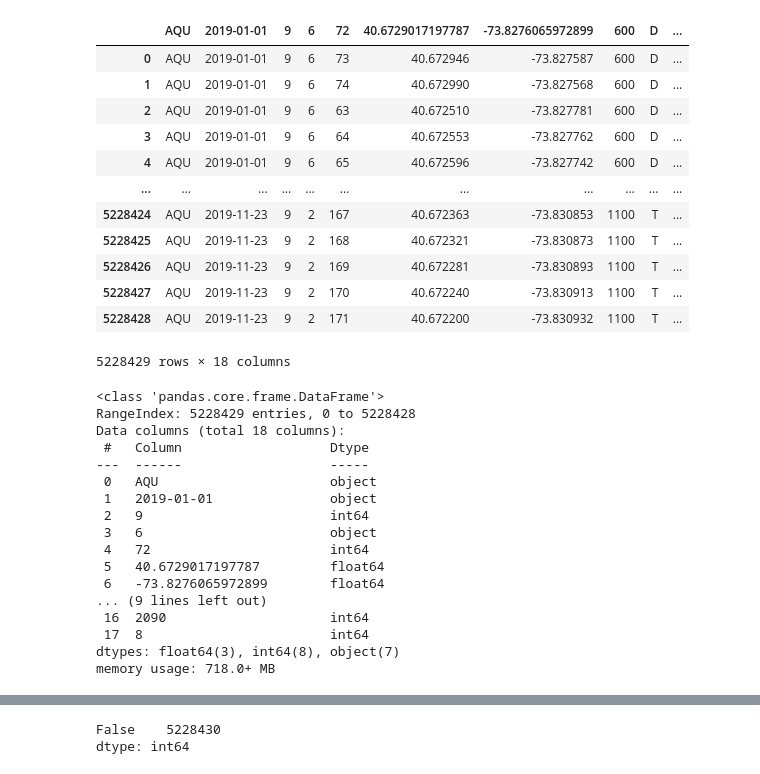
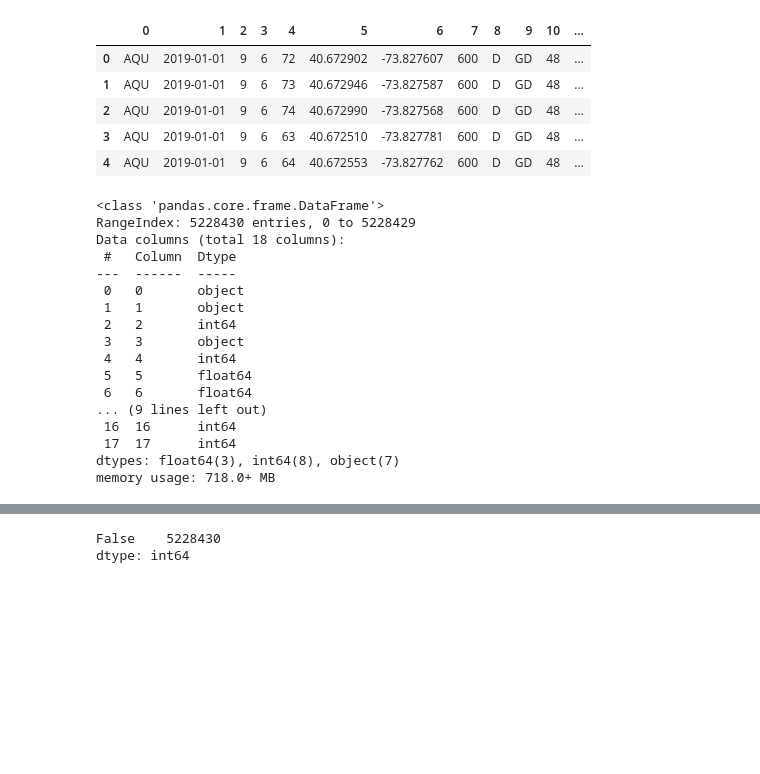
Before and after one commit to dashbringhurst/derby-project, a Jupyter notebook: wrangle.ipynb, the cells around one changed output, grey strips where cells are left out. Saved outputs shown, nothing was run; the diff lists cells and outputs as text; code cells hidden in the pictures; blank space fills up the shorter version.

```diff
--- a/wrangle.ipynb
+++ b/wrangle.ipynb
@@ -5,40 +5,33 @@ import numpy as np
 import matplotlib.pyplot as plt
 import seaborn as sns
 # %%
-df = pd.read_csv('nyra_2019_complete.csv', low_memory=False)
+df = pd.read_csv('nyra_2019_complete.csv', low_memory=False, header=None)
 # %%
-df
+df.head()
 # %% [output]
-|  | AQU | 2019-01-01 | 9 | 6 | 72 | 40.6729017197787 | -73.8276065972899 | 600 | D | ... |
-| 0 | AQU | 2019-01-01 | 9 | 6 | 73 | 40.672946 | -73.827587 | 600 | D | ... |
-| 1 | AQU | 2019-01-01 | 9 | 6 | 74 | 40.672990 | -73.827568 | 600 | D | ... |
-| 2 | AQU | 2019-01-01 | 9 | 6 | 63 | 40.672510 | -73.827781 | 600 | D | ... |
-| 3 | AQU | 2019-01-01 | 9 | 6 | 64 | 40.672553 | -73.827762 | 600 | D | ... |
-| 4 | AQU | 2019-01-01 | 9 | 6 | 65 | 40.672596 | -73.827742 | 600 | D | ... |
-| ... | ... | ... | ... | ... | ... | ... | ... | ... | ... | ... |
-| 5228424 | AQU | 2019-11-23 | 9 | 2 | 167 | 40.672363 | -73.830853 | 1100 | T | ... |
-| 5228425 | AQU | 2019-11-23 | 9 | 2 | 168 | 40.672321 | -73.830873 | 1100 | T | ... |
-| 5228426 | AQU | 2019-11-23 | 9 | 2 | 169 | 40.672281 | -73.830893 | 1100 | T | ... |
-| 5228427 | AQU | 2019-11-23 | 9 | 2 | 170 | 40.672240 | -73.830913 | 1100 | T | ... |
-| 5228428 | AQU | 2019-11-23 | 9 | 2 | 171 | 40.672200 | -73.830932 | 1100 | T | ... |
+|  | 0 | 1 | 2 | 3 | 4 | 5 | 6 | 7 | 8 | 9 | 10 | ... |
+| 0 | AQU | 2019-01-01 | 9 | 6 | 72 | 40.672902 | -73.827607 | 600 | D | GD | 48 | ... |
+| 1 | AQU | 2019-01-01 | 9 | 6 | 73 | 40.672946 | -73.827587 | 600 | D | GD | 48 | ... |
+| 2 | AQU | 2019-01-01 | 9 | 6 | 74 | 40.672990 | -73.827568 | 600 | D | GD | 48 | ... |
+| 3 | AQU | 2019-01-01 | 9 | 6 | 63 | 40.672510 | -73.827781 | 600 | D | GD | 48 | ... |
+| 4 | AQU | 2019-01-01 | 9 | 6 | 64 | 40.672553 | -73.827762 | 600 | D | GD | 48 | ... |
-5228429 rows × 18 columns
 # %%
 df.info()
 # %% [output]
 <class 'pandas.core.frame.DataFrame'>
-RangeIndex: 5228429 entries, 0 to 5228428
+RangeIndex: 5228430 entries, 0 to 5228429
 Data columns (total 18 columns):
- #   Column                   Dtype
----  ------                   -----
- 0   AQU                      object
- 1   2019-01-01               object
- 2   9                        int64
- 3   6                        object
- 4   72                       int64
- 5   40.6729017197787         float64
- 6   -73.8276065972899        float64
+ #   Column  Dtype
+---  ------  -----
+ 0   0       object
+ 1   1       object
+ 2   2       int64
+ 3   3       object
+ 4   4       int64
+ 5   5       float64
+ 6   6       float64
 ... (9 lines left out)
- 16  2090                     int64
- 17  8                        int64
+ 16  16      int64
+ 17  17      int64
 dtypes: float64(3), int64(8), object(7)
 memory usage: 718.0+ MB
```
Also changed, not shown: parts of 15 cells of this notebook.
